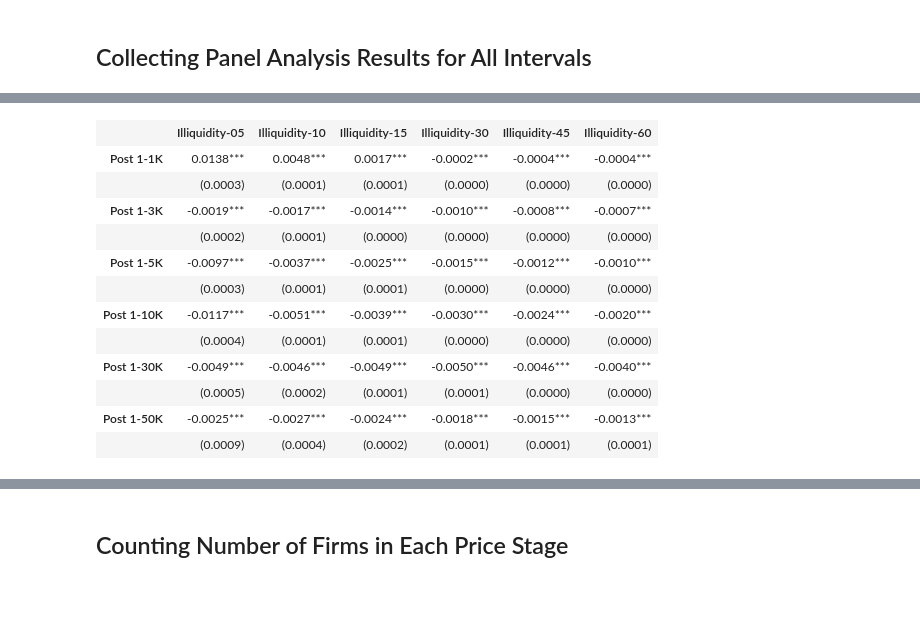
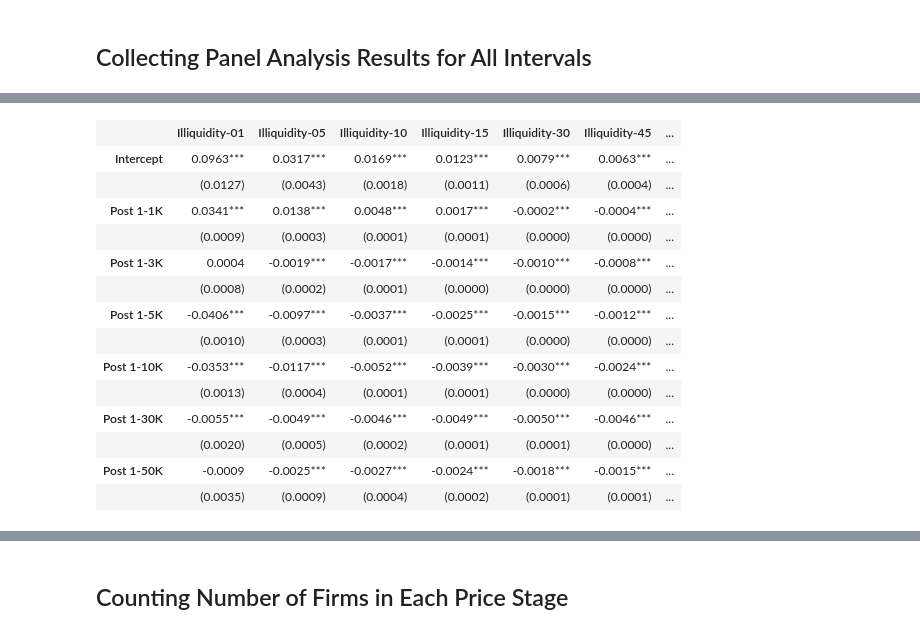
Before and after one commit to Shuxin-Y/TSE-Tick-Size-Reduction, a Jupyter notebook: CRS and Chung's method.ipynb, the cells around one changed output, grey strips where cells are left out. Drawn from its saved outputs; the diff is of its cells as text; code cells hidden in the pictures; blank space fills up the shorter version.

```diff
--- a/CRS and Chung's method.ipynb
+++ b/CRS and Chung's method.ipynb
@@ -2305,17 +2306,19 @@ def _simple_tables(tables, settings, pad_col=None, pad_index=None):
 # %%
 # Post 1 (Same result with or without constant term)
 result_post1 = []
-pbar = tqdm(['05','10','15','30','45','60'])
+pbar = tqdm(['01','05','10','15','30','45','60'])
 for t in pbar:
     phase_1 = pd.read_csv('/Volumes/LaCie/panel_analysis/%s/Phase_1.csv'%t)
     phase_1.iloc[:,0] = pd.to_datetime(pd.Series(phase_1.iloc[:,0]))
     mi_p1 = phase_1.set_index(['Code','DateTime'])
     exog_var_1 = ['Post 1']
-    RE_mod_1 = RandomEffects(mi_p1['Illiquidity-%s'%t], mi_p1[exog_var_1])
+#     exog_var_1 = ['Post1*G1', 'Post1*G2', 'Post1*G3', 'Post1*G4', 'Post1*G5']
+    RE_mod_1 = RandomEffects(mi_p1['Illiquidity-%s'%t], sm.add_constant(mi_p1[exog_var_1]))
     RE_mod_1_res = RE_mod_1.fit()
     result_post1.append(RE_mod_1_res)
 
-exog_var = ['Post 1']
+# exog_var = ['Post 1']
+exog_var = ['Intercept','Post 1']
 dfoutput_post1 = summary_col_panel(result_post1, xname=exog_var,stars=True)
 dfoutput_post1
 # %% [output]
@@ -2347,42 +2352,47 @@ result_post1
 # %%
 # Group 1
 result_group1 = []
-pbar = tqdm(['05','10','15','30','45','60'])
+pbar = tqdm(['01','05','10','15','30','45','60'])
 for t in pbar:
     phase_1 = pd.read_csv('/Volumes/LaCie/panel_analysis/%s/Phase_1.csv'%t)
     phase_1.iloc[:,0] = pd.to_datetime(pd.Series(phase_1.iloc[:,0]))
     mi_p1 = phase_1.set_index(['Code','DateTime'])
     mi_p1['Post 1-1K'] = mi_p1['Post 1']*mi_p1['1K']
     mi_p1['Post 1-3K'] = mi_p1['Post 1']*mi_p1['3K']
     mi_p1['Post 1-5K'] = mi_p1['Post 1']*mi_p1['5K']
     mi_p1['Post 1-10K'] = mi_p1['Post 1']*mi_p1['10K']
     mi_p1['Post 1-30K'] = mi_p1['Post 1']*mi_p1['30K']
     mi_p1['Post 1-50K'] = mi_p1['Post 1']*mi_p1['50K']
     mi_p1['Post 1-100K'] = mi_p1['Post 1']*mi_p1['100K']
     exog_var_1 = ['Post 1-1K', 'Post 1-3K', 'Post 1-5K',
                   'Post 1-10K', 'Post 1-30K', 'Post 1-50K']
-    RE_mod_1 = RandomEffects(mi_p1['Illiquidity-%s'%t], mi_p1[exog_var_1])
+#     RE_mod_1 = RandomEffects(mi_p1['Illiquidity-%s'%t], mi_p1[exog_var_1])
+    RE_mod_1 = RandomEffects(mi_p1['Illiquidity-%s'%t], sm.add_constant(mi_p1[exog_var_1]))
     RE_mod_1_res = RE_mod_1.fit()
     result_group1.append(RE_mod_1_res)
 
-exog_var = ['Post 1-1K', 'Post 1-3K', 'Post 1-5K',
+# exog_var = ['Post 1-1K', 'Post 1-3K', 'Post 1-5K',
+#             'Post 1-10K', 'Post 1-30K', 'Post 1-50K']
+exog_var = ['Intercept','Post 1-1K', 'Post 1-3K', 'Post 1-5K',
             'Post 1-10K', 'Post 1-30K', 'Post 1-50K']
 dfoutput_group1 = summary_col_panel(result_group1, xname=exog_var,stars=True)
 dfoutput_group1
 # %% [output]
-|  | Illiquidity-05 | Illiquidity-10 | Illiquidity-15 | Illiquidity-30 | Illiquidity-45 | Illiquidity-60 |
-| Post 1-1K | 0.0138*** | 0.0048*** | 0.0017*** | -0.0002*** | -0.0004*** | -0.0004*** |
-|  | (0.0003) | (0.0001) | (0.0001) | (0.0000) | (0.0000) | (0.0000) |
-| Post 1-3K | -0.0019*** | -0.0017*** | -0.0014*** | -0.0010*** | -0.0008*** | -0.0007*** |
-|  | (0.0002) | (0.0001) | (0.0000) | (0.0000) | (0.0000) | (0.0000) |
-| Post 1-5K | -0.0097*** | -0.0037*** | -0.0025*** | -0.0015*** | -0.0012*** | -0.0010*** |
-|  | (0.0003) | (0.0001) | (0.0001) | (0.0000) | (0.0000) | (0.0000) |
-| Post 1-10K | -0.0117*** | -0.0051*** | -0.0039*** | -0.0030*** | -0.0024*** | -0.0020*** |
-|  | (0.0004) | (0.0001) | (0.0001) | (0.0000) | (0.0000) | (0.0000) |
-| Post 1-30K | -0.0049*** | -0.0046*** | -0.0049*** | -0.0050*** | -0.0046*** | -0.0040*** |
-|  | (0.0005) | (0.0002) | (0.0001) | (0.0001) | (0.0000) | (0.0000) |
-| Post 1-50K | -0.0025*** | -0.0027*** | -0.0024*** | -0.0018*** | -0.0015*** | -0.0013*** |
-|  | (0.0009) | (0.0004) | (0.0002) | (0.0001) | (0.0001) | (0.0001) |
+|  | Illiquidity-01 | Illiquidity-05 | Illiquidity-10 | Illiquidity-15 | Illiquidity-30 | Illiquidity-45 | ... |
+| Intercept | 0.0963*** | 0.0317*** | 0.0169*** | 0.0123*** | 0.0079*** | 0.0063*** | ... |
+|  | (0.0127) | (0.0043) | (0.0018) | (0.0011) | (0.0006) | (0.0004) | ... |
+| Post 1-1K | 0.0341*** | 0.0138*** | 0.0048*** | 0.0017*** | -0.0002*** | -0.0004*** | ... |
+|  | (0.0009) | (0.0003) | (0.0001) | (0.0001) | (0.0000) | (0.0000) | ... |
+| Post 1-3K | 0.0004 | -0.0019*** | -0.0017*** | -0.0014*** | -0.0010*** | -0.0008*** | ... |
+|  | (0.0008) | (0.0002) | (0.0001) | (0.0000) | (0.0000) | (0.0000) | ... |
+| Post 1-5K | -0.0406*** | -0.0097*** | -0.0037*** | -0.0025*** | -0.0015*** | -0.0012*** | ... |
+|  | (0.0010) | (0.0003) | (0.0001) | (0.0001) | (0.0000) | (0.0000) | ... |
+| Post 1-10K | -0.0353*** | -0.0117*** | -0.0052*** | -0.0039*** | -0.0030*** | -0.0024*** | ... |
+|  | (0.0013) | (0.0004) | (0.0001) | (0.0001) | (0.0000) | (0.0000) | ... |
+| Post 1-30K | -0.0055*** | -0.0049*** | -0.0046*** | -0.0049*** | -0.0050*** | -0.0046*** | ... |
+|  | (0.0020) | (0.0005) | (0.0002) | (0.0001) | (0.0001) | (0.0000) | ... |
+| Post 1-50K | -0.0009 | -0.0025*** | -0.0027*** | -0.0024*** | -0.0018*** | -0.0015*** | ... |
+|  | (0.0035) | (0.0009) | (0.0004) | (0.0002) | (0.0001) | (0.0001) | ... |
 # %%
 %%notify
 result_group1
```
Also changed, not shown: parts of 9 cells of this notebook, 1 other file.
